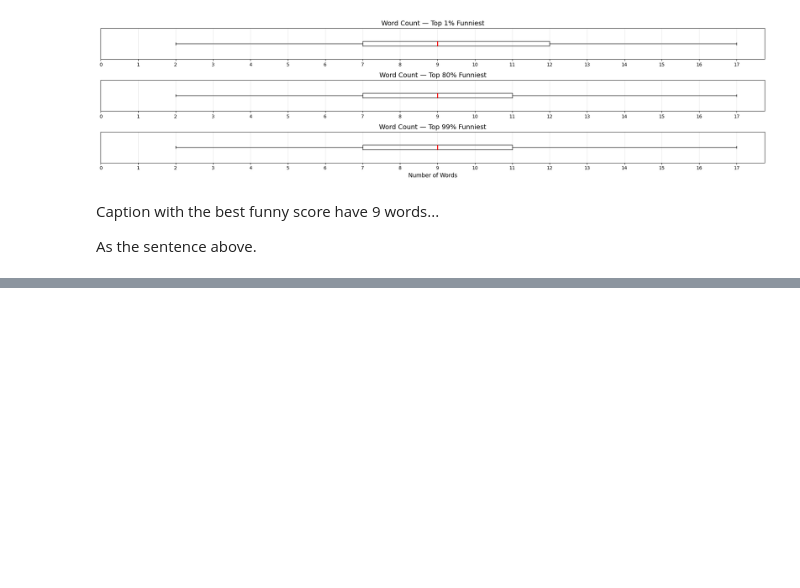
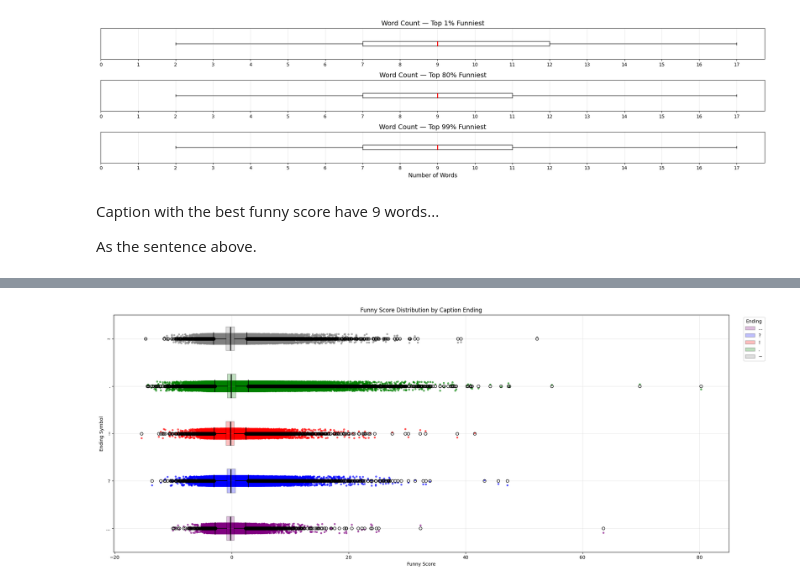
Before and after one commit to epfl-ada/ada-2025-project-adacore42, a Jupyter notebook: _Other/dom_analysis/dom_axis_1.ipynb, the cells around one changed output, grey strips where cells are left out. Saved outputs shown, nothing was run; the diff lists cells and outputs as text; code cells hidden in the pictures; blank space fills up the shorter version.

```diff
--- a/_Other/dom_analysis/dom_axis_1.ipynb
+++ b/_Other/dom_analysis/dom_axis_1.ipynb
@@ -341,0 +345,14 @@ As the sentence above.
+# %%
+def extract_ending(text):
+    if not isinstance(text, str): return "~"
+
+    text = text.strip()
+
+    # Check specific endings by priority (longest first)
+    if text.endswith("..."):    return "..."
+    if text.endswith("?"):      return "?"
+    if text.endswith("!"):      return "!"
+    if text.endswith("."):      return "."
+    return "~"
+
+dataAm["ending"] = dataAm["caption"].apply(extract_ending)
@@ -341,0 +404,63 @@ As the sentence above.
+# %%
+import matplotlib.pyplot as plt
+import numpy as np
+
+# Unique ending categories in fixed order
+endings = ["...", "?", "!", ".", "~"]
+colors = ["purple", "blue", "red", "green", "gray"]
+
+plt.figure(figsize=(20, 8))
+
+# Prepare boxplot data (in the same order)
+box_data = [dataAm[dataAm["ending"] == end]["funny_score"] for end in endings]
+
+# --- BOXLOT ADDED ---
+bp = plt.boxplot(
+    box_data,
+    vert=False,
+    positions=range(len(endings)),
+    patch_artist=True,
+    medianprops=dict(color="black", linewidth=2),
+    boxprops=dict(linewidth=1.3),
+    whiskerprops=dict(linewidth=1.3),
+    capprops=dict(linewidth=1.3),
+)
+
+# Color each box to match scatter points
+for patch, col in zip(bp['boxes'], colors):
+    patch.set_facecolor(col)
+    patch.set_alpha(0.25)
+
+
+# --- ORIGINAL SCATTER PLOT ---
+for i, (end, col) in enumerate(zip(endings, colors)):
+    subset = dataAm[dataAm["ending"] == end]
+
+    # jitter to spread points vertically
+    jitter = np.random.uniform(-0.1, 0.1, size=len(subset))
+
+    plt.scatter(
+        subset["funny_score"],
+        np.full(len(subset), i) + jitter,
+        s=10,
+        alpha=0.6,
+        color=col,
+        label=end
+    )
+
+
+
+# Formatting
+plt.yticks(range(len(endings)), endings)
+plt.xlabel("Funny Score")
+plt.ylabel("Ending Symbol")
+plt.title("Funny Score Distribution by Caption Ending")
+plt.grid(alpha=0.3)
+
+# Show legend only once
+plt.legend(endings, title="Ending", bbox_to_anchor=(1.02, 1), loc="upper left")
+
+plt.tight_layout()
+plt.show()
+# %% [output]
+[figure, added]
```
Also changed, not shown: parts of 18 cells of this notebook, 5 other files.
